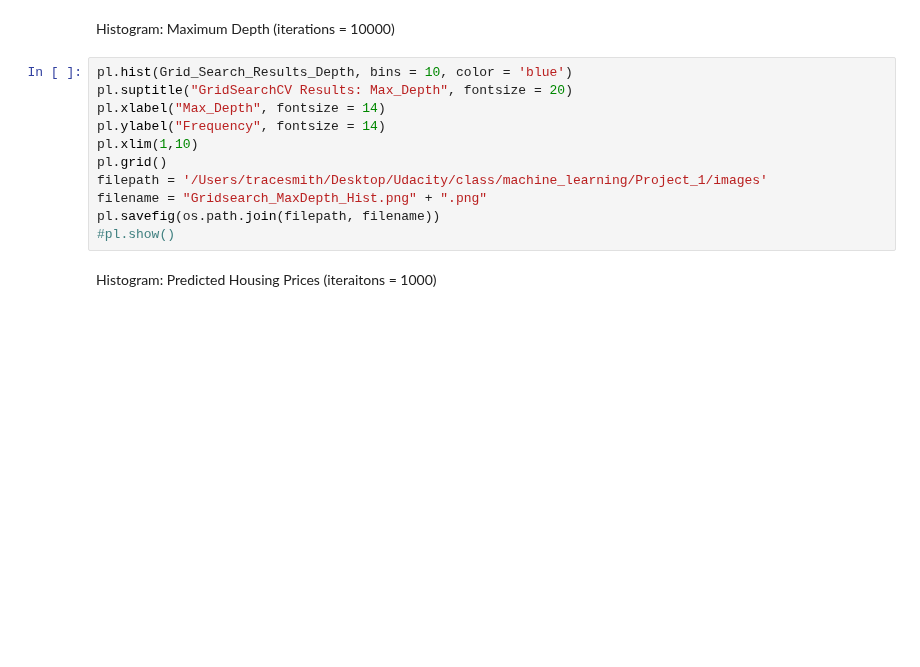
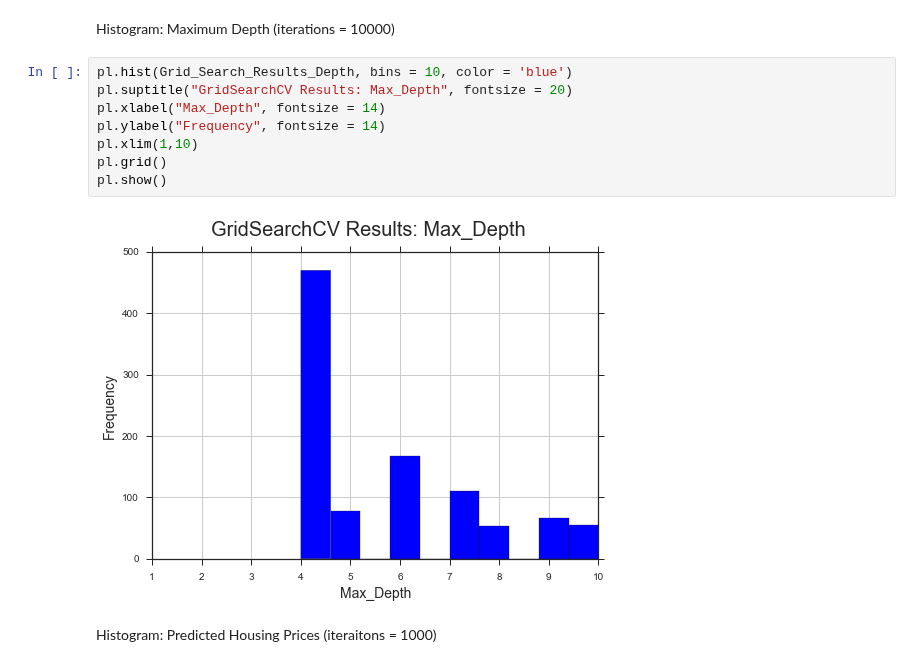
Before and after one commit to Tsmith5151/udacity-predict-housing-prices, a Jupyter notebook: boston_housing.ipynb, the cells around one changed output. Drawn from its saved outputs; the diff is of its cells as text; blank space fills up the shorter version.

Commit message:
edit plots

```diff
--- a/boston_housing.ipynb
+++ b/boston_housing.ipynb
@@ -360,14 +380,13 @@ Histogram: Maximum Depth (iterations = 10000)
 # %%
 pl.hist(Grid_Search_Results_Depth, bins = 10, color = 'blue')
 pl.suptitle("GridSearchCV Results: Max_Depth", fontsize = 20)
 pl.xlabel("Max_Depth", fontsize = 14)
 pl.ylabel("Frequency", fontsize = 14)
 pl.xlim(1,10)
 pl.grid()
-filepath = '/Users/tracesmith/Desktop/Udacity/class/machine_learning/Project_1/images'
-filename = "Gridsearch_MaxDepth_Hist.png" + ".png"
-pl.savefig(os.path.join(filepath, filename))
-#pl.show()
+pl.show()
+# %% [output]
+[figure, added]
 # %% [markdown]
 Histogram: Predicted Housing Prices (iteraitons = 1000)
 # %%
```
Also changed, not shown: parts of 3 cells of this notebook, 1 other file.
